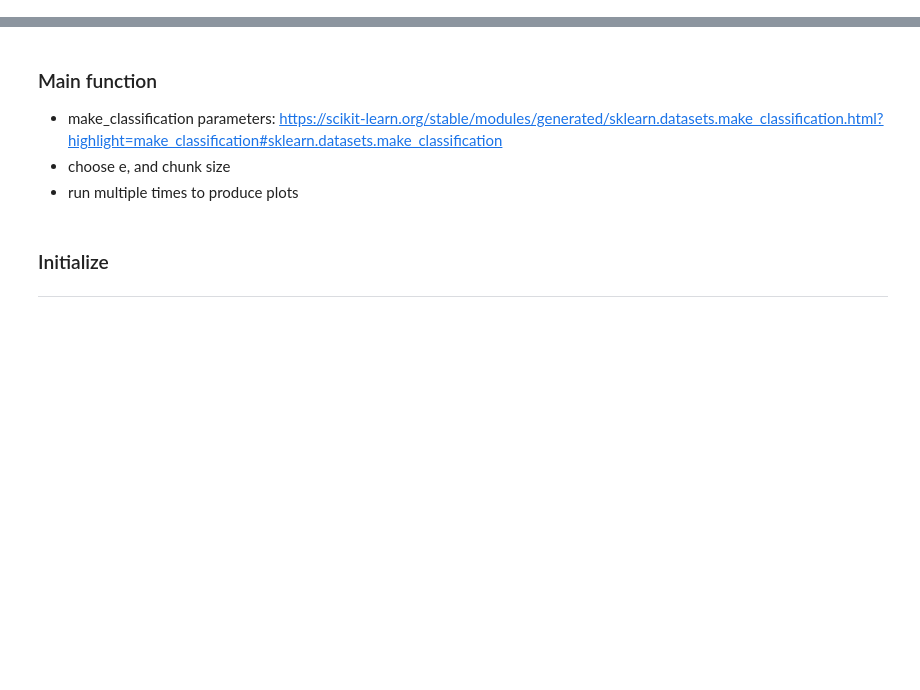
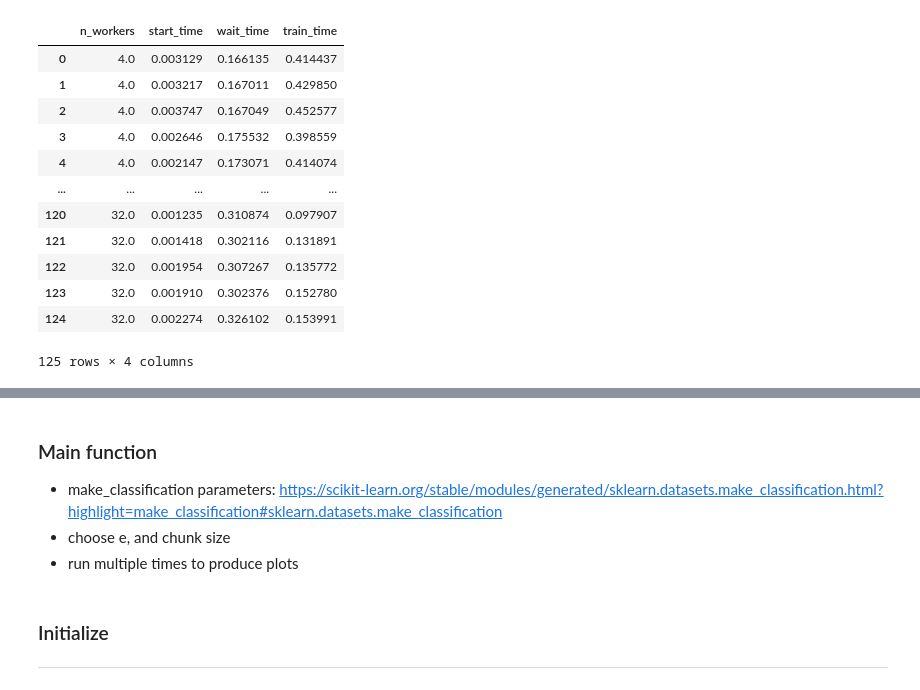
Before and after one commit to KampiotiSofia/svm, a Jupyter notebook: project/dask.ipynb, the cells around one changed output, grey strips where cells are left out. Drawn from its saved outputs; the diff is of its cells as text; code cells hidden in the pictures; blank space fills up the shorter version.

```diff
--- a/project/dask.ipynb
+++ b/project/dask.ipynb
@@ -47 +49,23 @@ df
+# %%
+# df_worker= pd.DataFrame(columns=['n_workers','start_time','wait_time','train_time'])
+# df_worker.to_csv('data_workers.csv',index=False)
+
+df_worker=pd.read_csv('data_workers.csv')
+# df_worker = df_worker.groupby(['n_workers']).mean()
+# df_worker= df_worker.reset_index()
+df_worker
+# %% [output]
+|  | n_workers | start_time | wait_time | train_time |
+| 0 | 4.0 | 0.003129 | 0.166135 | 0.414437 |
+| 1 | 4.0 | 0.003217 | 0.167011 | 0.429850 |
+| 2 | 4.0 | 0.003747 | 0.167049 | 0.452577 |
+| 3 | 4.0 | 0.002646 | 0.175532 | 0.398559 |
+| 4 | 4.0 | 0.002147 | 0.173071 | 0.414074 |
+| ... | ... | ... | ... | ... |
+| 120 | 32.0 | 0.001235 | 0.310874 | 0.097907 |
+| 121 | 32.0 | 0.001418 | 0.302116 | 0.131891 |
+| 122 | 32.0 | 0.001954 | 0.307267 | 0.135772 |
+| 123 | 32.0 | 0.001910 | 0.302376 | 0.152780 |
+| 124 | 32.0 | 0.002274 | 0.326102 | 0.153991 |
+125 rows × 4 columns
 # %%
```
Also changed, not shown: parts of 7 cells of this notebook, 2 other files.
